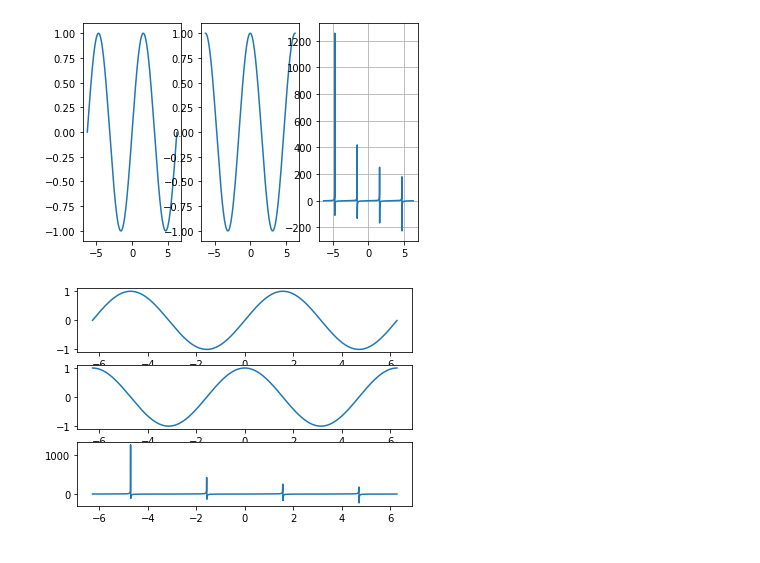
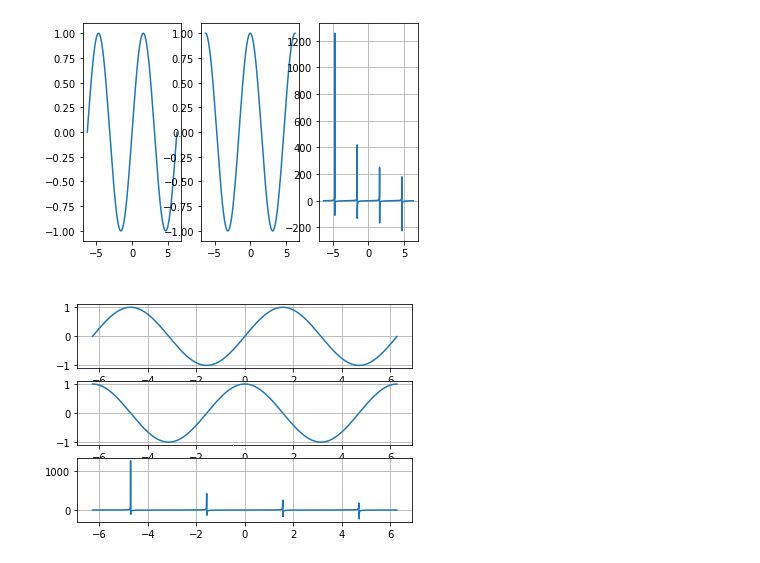
Before and after one commit to dasuntheekshanagit/COMLab, a Jupyter notebook: COMMATPLOT.ipynb, the cells around one changed output. Drawn from its saved outputs; the diff is of its cells as text; code cells hidden in the pictures.

```diff
--- a/COMMATPLOT.ipynb
+++ b/COMMATPLOT.ipynb
@@ -85,12 +86,21 @@ plt.show()
 # %%
 plt.subplot(3,1,1) #no of row, no of column,  index
 plt.plot(x,y1)
+plt.title("$sinx$",color='w') #LaTeX
+plt.grid()
+
 plt.subplot(3,1,2)
 plt.plot(x,y2)
+plt.title("$cosx$",color='w')
+plt.grid()
+
 plt.subplot(3,1,3)
 plt.plot(x,y3)
+plt.title("$tanx$",color='w')
+plt.grid()
+
 plt.show()
 # %% [output]
-[figure, old version]
+[figure, new version]
 # %%
 #print(help(plt.subplot()))
```
Also changed, not shown: parts of 1 cell of this notebook.
